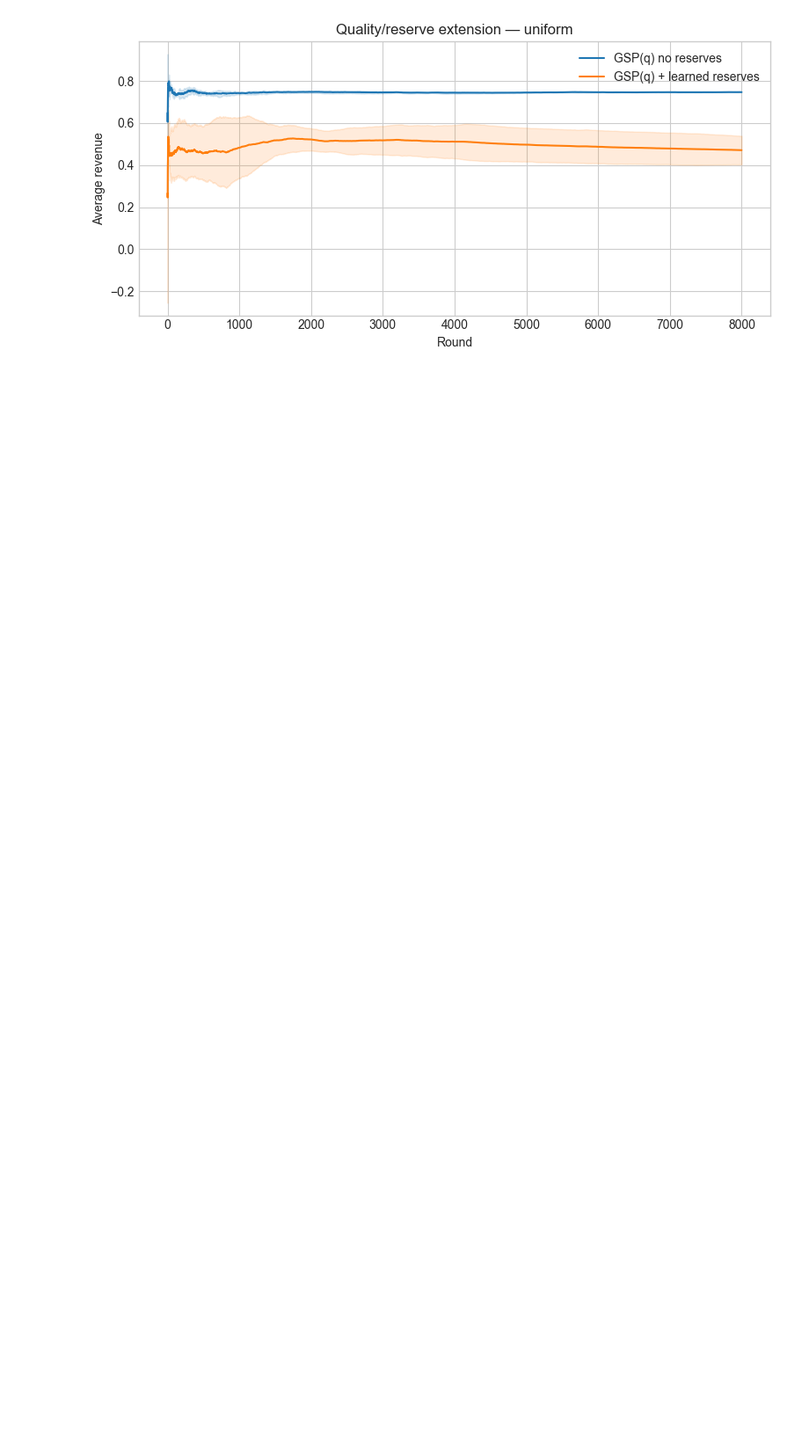
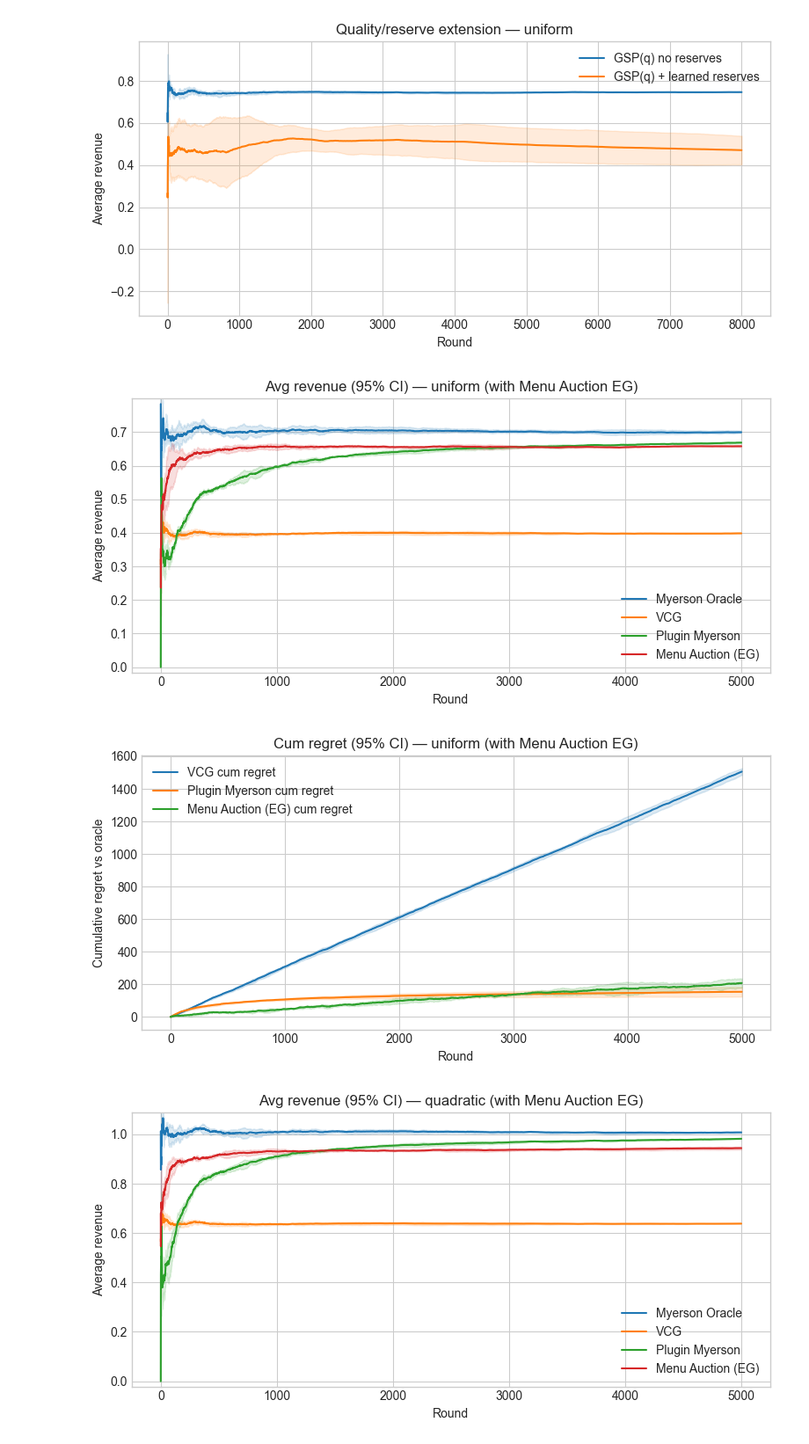
Before and after one commit to KoshiHarashima/CS332, a Jupyter notebook: 332Project4/notebooks/part2_position_auctions.ipynb, the cells around one changed output. Shown at 88% size. Saved outputs shown, nothing was run; the diff lists cells and outputs as text; code cells hidden in the pictures; blank space fills up the shorter version.

```diff
--- a/332Project4/notebooks/part2_position_auctions.ipynb
+++ b/332Project4/notebooks/part2_position_auctions.ipynb
@@ -19,7 +19,7 @@ from typing import Callable, Dict, List, Tuple, Optional
 import numpy as np
 import matplotlib.pyplot as plt
 
-PROJECT_ROOT = "/Users/ben/Documents/School/2025-2026/Q1/CS332/332Project4_2"
+PROJECT_ROOT = "/Users/harashimakoshi/CS332/332Project4"
 FIG_DIR = os.path.join(PROJECT_ROOT, "figures", "part2")
 RES_DIR = os.path.join(PROJECT_ROOT, "results")
 os.makedirs(FIG_DIR, exist_ok=True)
@@ -553,0 +898,16 @@ plot_quality_extension(ext, title="Quality/reserve extension — uniform", save=
+# %%
+# Run Menu Auction with EG experiments
+
+w = normalize_w(np.array([0.8, 0.6, 0.4, 0.2]))
+
+# Example: uniform distribution
+for dist in ["uniform", "quadratic"]:
+    multi = run_rounds_with_menu_auction(dist, m=4, w=w, T=5000, seeds=[1, 2, 3])
+    plot_ci_curves_with_menu(multi, title=f"Avg revenue (95% CI) — {dist} (with Menu Auction EG)",
+                            save=os.path.join(FIG_DIR, f"rev_{dist}_menu_eg_ci.png"))
+    plot_regret_ci_with_menu(multi, title=f"Cum regret (95% CI) — {dist} (with Menu Auction EG)",
+                            save=os.path.join(FIG_DIR, f"regret_{dist}_menu_eg_ci.png"))
+# %% [output]
+[figure, added]
+[figure, added]
+[figure, added]
```
Also changed, not shown: parts of 5 cells of this notebook, 28 other files.
